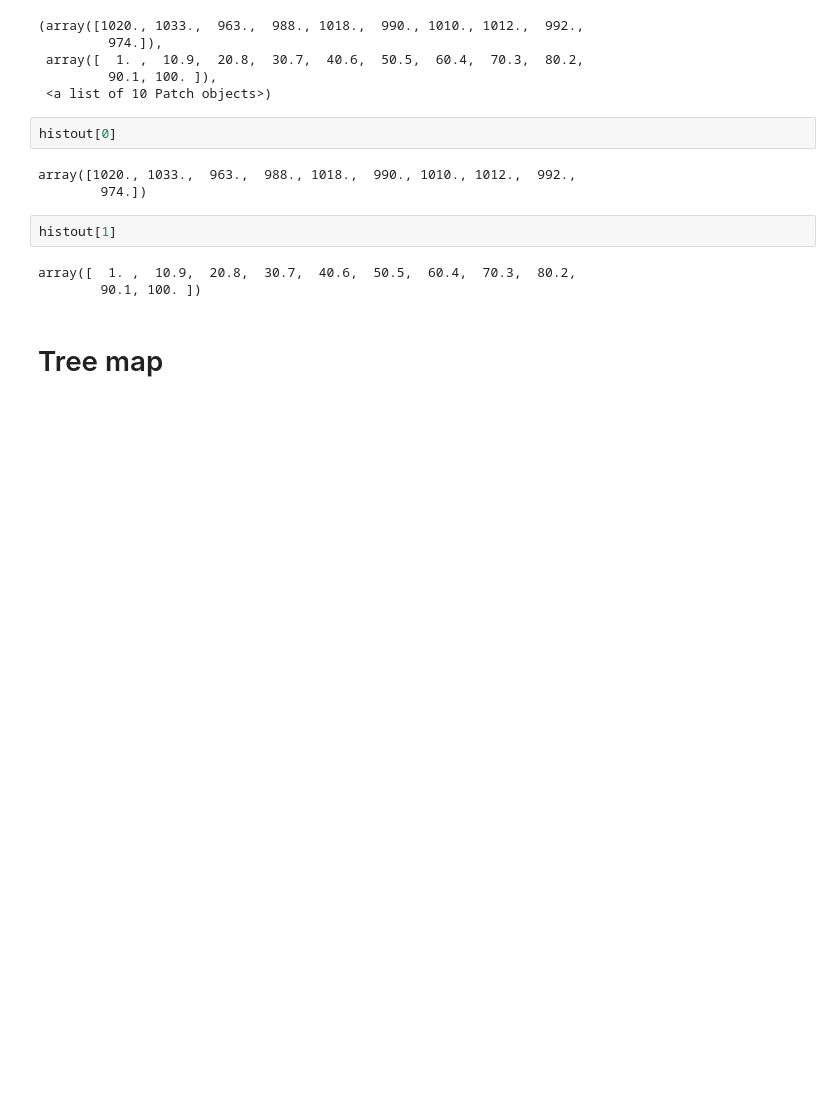
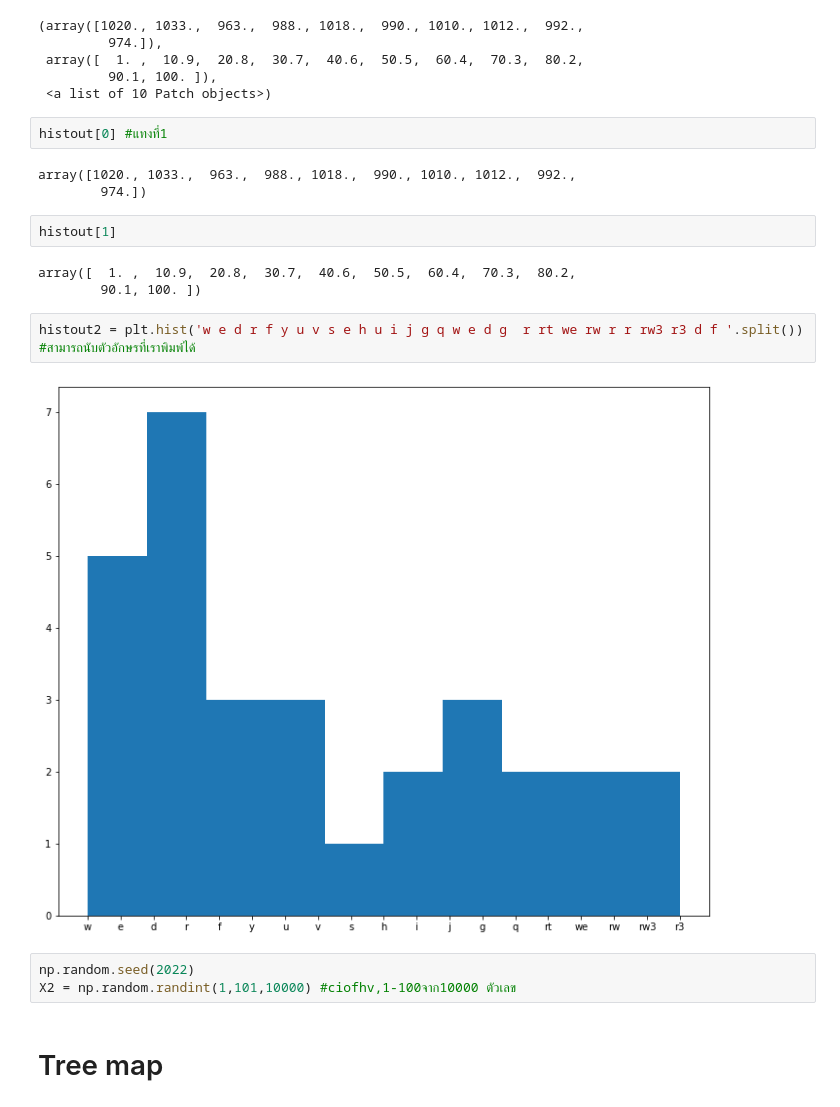
Before and after one commit to Pittawas6330210206/BasicProg_Dataviz65, a Jupyter notebook: DataViz04_Data_Comparison.ipynb, the cells around one changed output. Drawn from its saved outputs; the diff is of its cells as text; blank space fills up the shorter version.

```diff
--- a/DataViz04_Data_Comparison.ipynb
+++ b/DataViz04_Data_Comparison.ipynb
@@ -368,7 +380,7 @@ histout
          90.1, 100. ]),
  <a list of 10 Patch objects>)
 # %%
-histout[0]
+histout[0] #แทงที่1
 # %% [output]
 array([1020., 1033.,  963.,  988., 1018.,  990., 1010., 1012.,  992.,
         974.])
@@ -377,6 +389,13 @@ histout[1]
 # %% [output]
 array([  1. ,  10.9,  20.8,  30.7,  40.6,  50.5,  60.4,  70.3,  80.2,
         90.1, 100. ])
+# %%
+histout2 = plt.hist('w e d r f y u v s e h u i j g q w e d g  r rt we rw r r rw3 r3 d f '.split()) #สามารถนับตัวอักษรที่เราพิมพ์ได้
+# %% [output]
+[figure, added]
+# %%
+np.random.seed(2022)
+X2 = np.random.randint(1,101,10000) #ciofhv,1-100จาก10000 ตัวเลข
 # %% [markdown]
 # Tree map
 # %%
```
Also changed, not shown: parts of 14 cells of this notebook.
